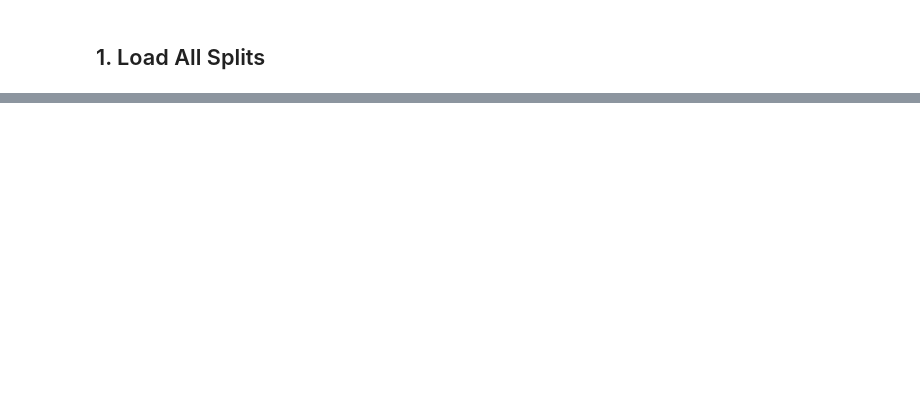
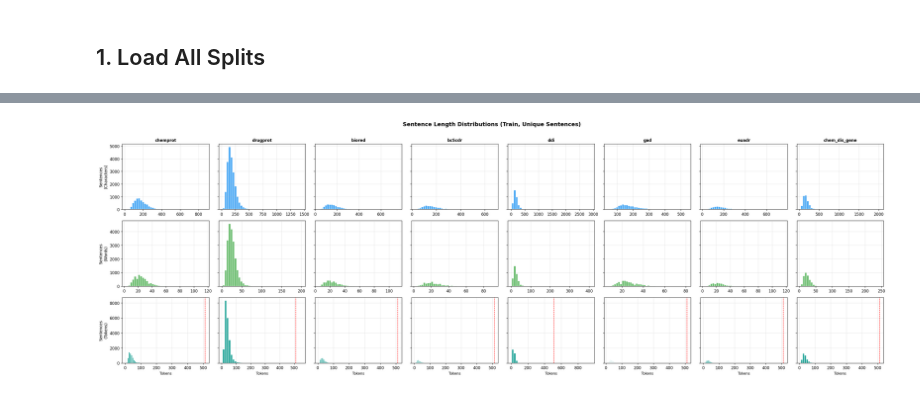
Before and after one commit to Basel-Alshaikhdeeb/medre-bench, a Jupyter notebook: notebooks/dataset_exploration.ipynb, the cells around one changed output, grey strips where cells are left out. Cells and saved outputs as stored; diff of their text form; code cells hidden in the pictures; blank space fills up the shorter version.

```diff
--- a/notebooks/dataset_exploration.ipynb
+++ b/notebooks/dataset_exploration.ipynb
@@ -17,9 +22,10 @@ import pandas as pd
 import matplotlib.pyplot as plt
 import matplotlib.ticker as mticker
 import numpy as np
-from collections import Counter
+from collections import Counter, defaultdict
 
 from medre_bench.datasets.base import apply_entity_markers
+from medre_bench.datasets.preprocessing import random_oversample, clean_with_tomek
 from medre_bench.registry import DATASET_REGISTRY
 import medre_bench.datasets  # trigger registration
 
@@ -41,4 +47,15 @@ DATASET_NAMES = [
     "chem_dis_gene",
 ]
 
+NEGATIVE_LABELS = {
+    "chemprot": "Not",
+    "drugprot": "NO_RELATION",
+    "biored": "NO_RELATION",
+    "bc5cdr": "No_Relation",
+    "ddi": "NO_RELATION",
+    "gad": "0",
+    "euadr": "NA",
+    "chem_dis_gene": "NO_RELATION",
+}
+
 print(f"Registered datasets: {list(DATASET_REGISTRY._registry.keys())}")
@@ -399,0 +281,27 @@ comparison_df
+# %%
+fig, axes = plt.subplots(3, len(DATASET_NAMES), figsize=(28, 9), sharey="row")
+
+for col, ds_name in enumerate(DATASET_NAMES):
+    if ds_name not in char_data:
+        for row in range(3):
+            axes[row, col].set_visible(False)
+        continue
+
+    axes[0, col].hist(char_data[ds_name], bins=40, color="#42A5F5", edgecolor="white")
+    axes[0, col].set_title(ds_name, fontsize=10, fontweight="bold")
+
+    axes[1, col].hist(word_data[ds_name], bins=40, color="#66BB6A", edgecolor="white")
+
+    axes[2, col].hist(token_data[ds_name], bins=40, color="#26A69A", edgecolor="white")
+    axes[2, col].axvline(x=512, color="red", linestyle="--", linewidth=1)
+    axes[2, col].set_xlabel("Tokens", fontsize=9)
+
+axes[0, 0].set_ylabel("Sentences\n(Characters)", fontsize=10)
+axes[1, 0].set_ylabel("Sentences\n(Words)", fontsize=10)
+axes[2, 0].set_ylabel("Sentences\n(Tokens)", fontsize=10)
+
+fig.suptitle("Sentence Length Distributions (Train, Unique Sentences)", fontsize=14, fontweight="bold", y=1.01)
+plt.tight_layout()
+plt.show()
+# %% [output]
+[figure, added]
```
Also changed, not shown: parts of 40 cells of this notebook, 2 other files.
